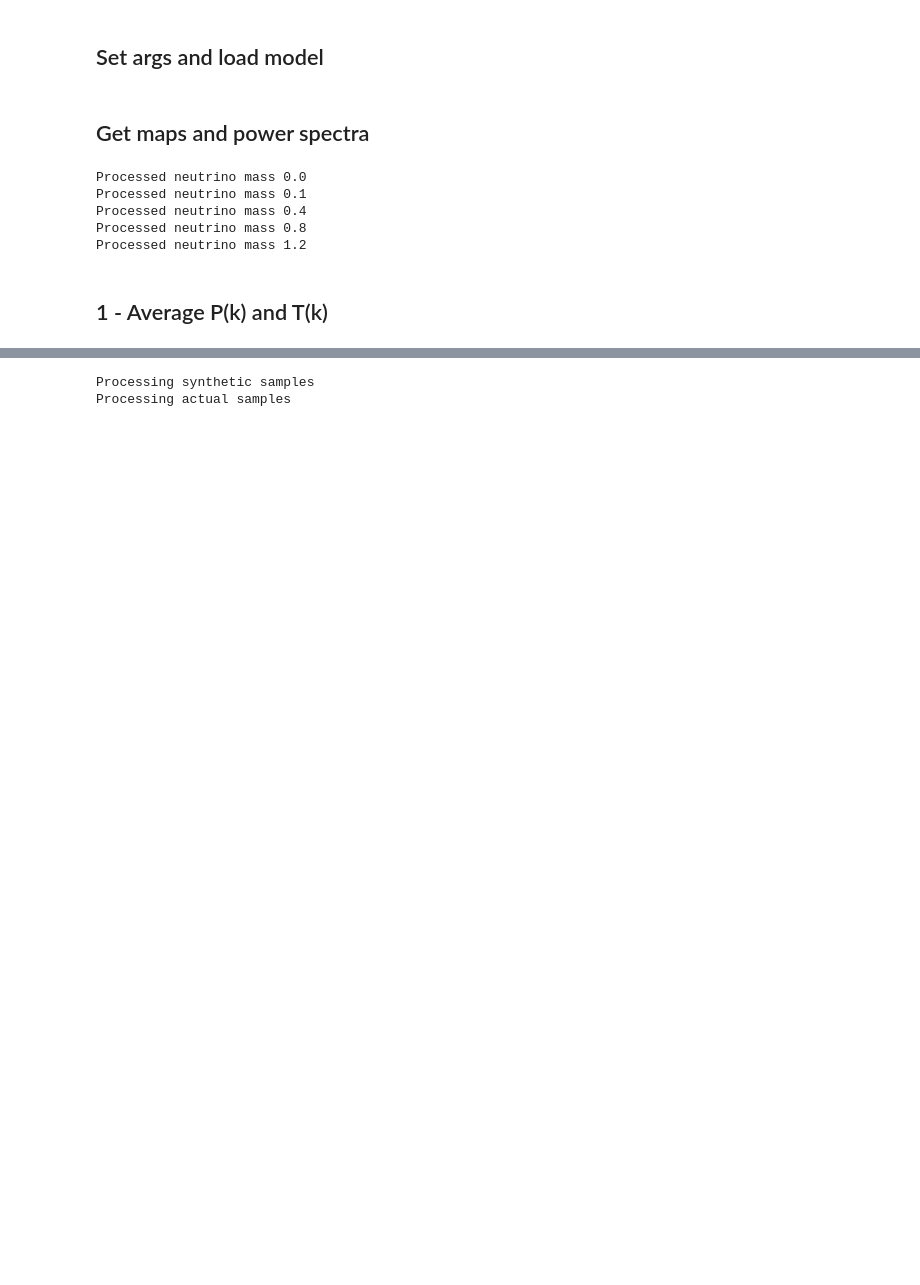
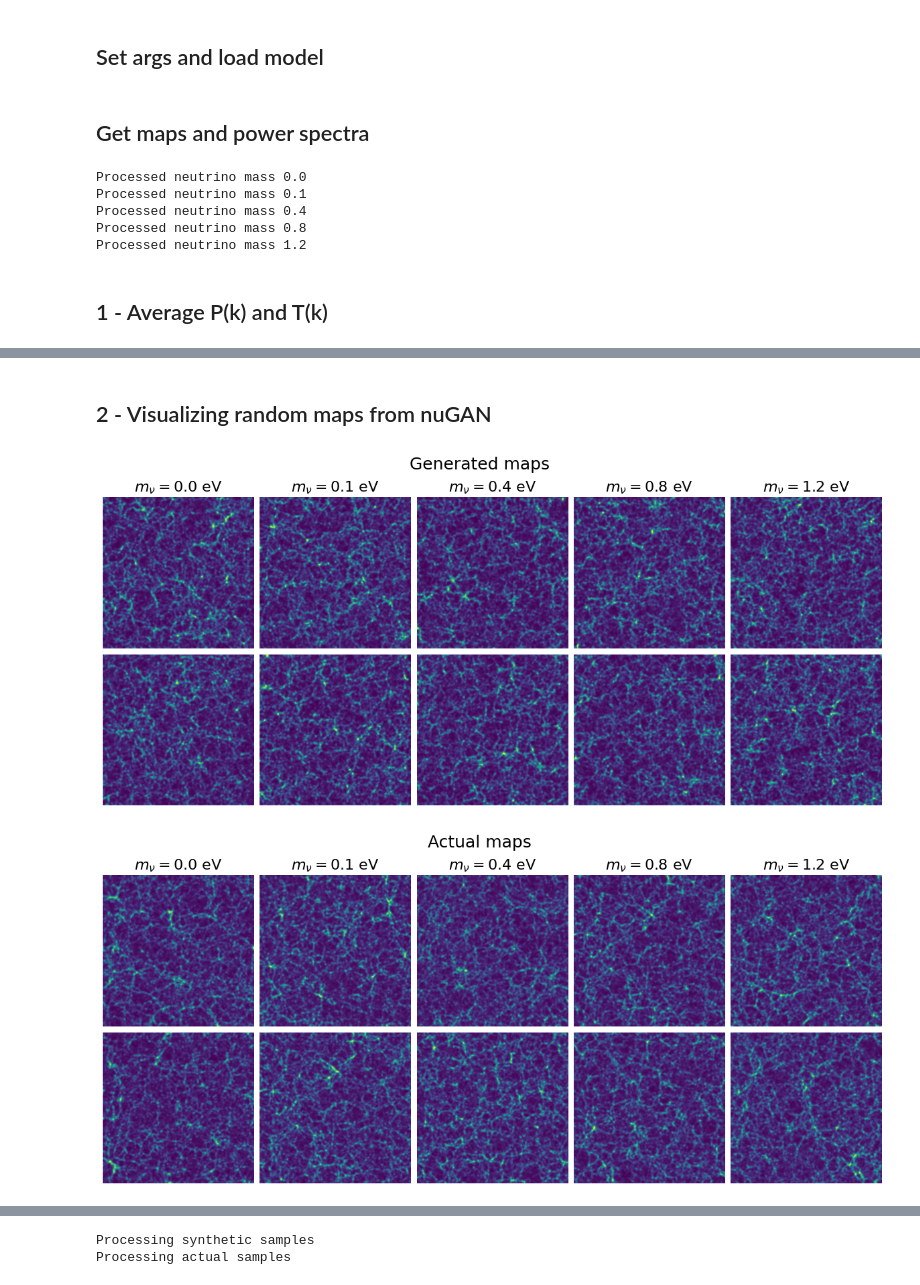
Before and after one commit to Prateeek73/nuGAN-webapplet, a Jupyter notebook: infer.ipynb, the cells around one changed output, grey strips where cells are left out. Drawn from its saved outputs; the diff is of its cells as text; code cells hidden in the pictures; blank space fills up the shorter version.

```diff
--- a/infer.ipynb
+++ b/infer.ipynb
@@ -211 +238,39 @@ fig.show()
+# %% [markdown]
+## 2 - Visualizing random maps from nuGAN
+# %%
+np.random.seed(0)
+fig, axes = plt.subplots(2,5,figsize=(15,6), gridspec_kw={'hspace': 0.03, 'wspace': 0.04})
+
+for i, nu in enumerate(nu_info.keys()):
+    gen_map1 = synthetic_maps[nu][np.random.choice(synthetic_maps[nu].shape[0])]
+    gen_map2 = synthetic_maps[nu][np.random.choice(synthetic_maps[nu].shape[0])]
+
+    axes[0, i].imshow(gen_map1)
+    axes[0, i].set_title(f"$m_\\nu = {nu}$ eV", fontsize=16)
+    axes[0, i].axis("off")
+    axes[1, i].imshow(gen_map2)
+    axes[1, i].axis("off")
+
+fig.suptitle('Generated maps', fontsize=18)
+fig.show()
+fig.savefig("./results/SAMPLE_MAPS_GENERATED.png", dpi=100)
+
+
+fig, axes = plt.subplots(2,5,figsize=(15,6), gridspec_kw={'hspace': 0.03, 'wspace': 0.04})
+for i, nu in enumerate(nu_info.keys()):
+    act_map1 = actual_maps[nu][np.random.choice(actual_maps[nu].shape[0])]
+    act_map2 = actual_maps[nu][np.random.choice(actual_maps[nu].shape[0])]
+
+    axes[0, i].imshow(act_map1)
+    axes[0, i].set_title(f"$m_\\nu = {nu}$ eV", fontsize=16)
+    axes[0, i].axis("off")
+    axes[1, i].imshow(act_map2)
+    axes[1, i].axis("off")
+
+fig.suptitle('Actual maps', fontsize=18)
+fig.show()
+fig.savefig("./results/SAMPLE_MAPS_ACTUAL.png", dpi=100)
+# %% [output]
+[figure, added]
+[figure, added]
 # %% [markdown]
```
Also changed, not shown: parts of 17 cells of this notebook, 34 other files.
